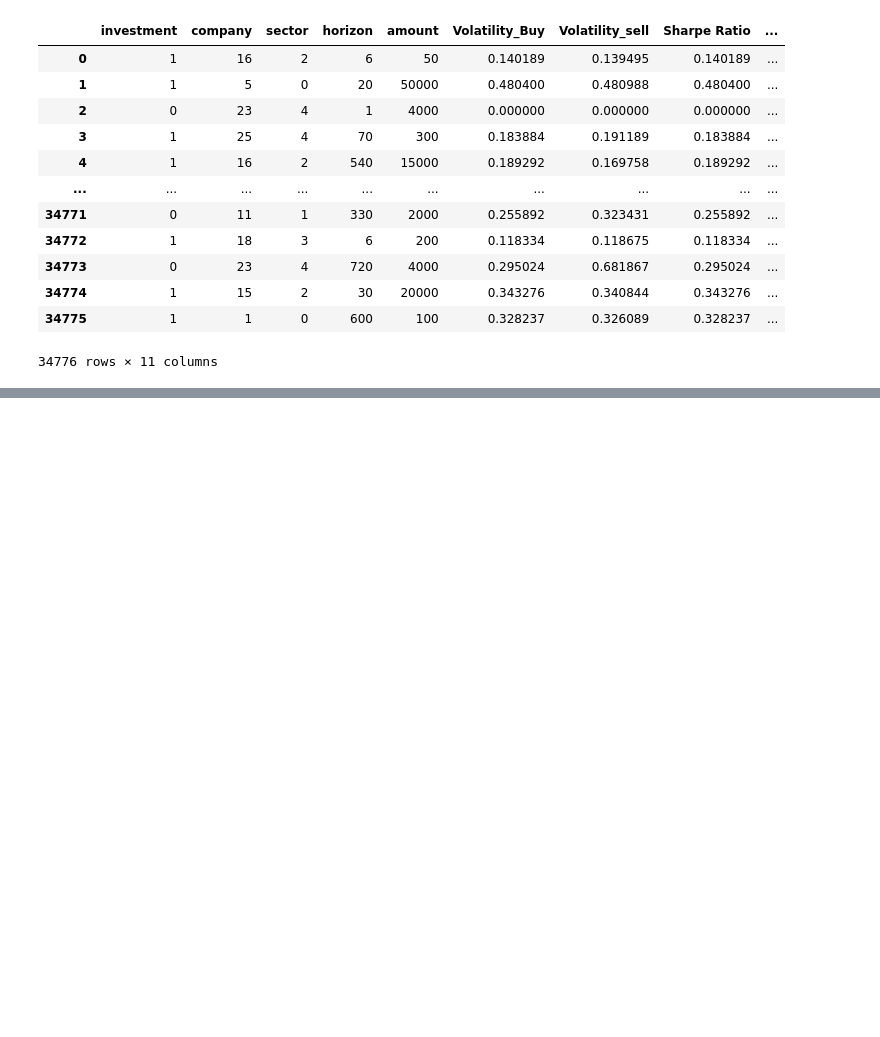
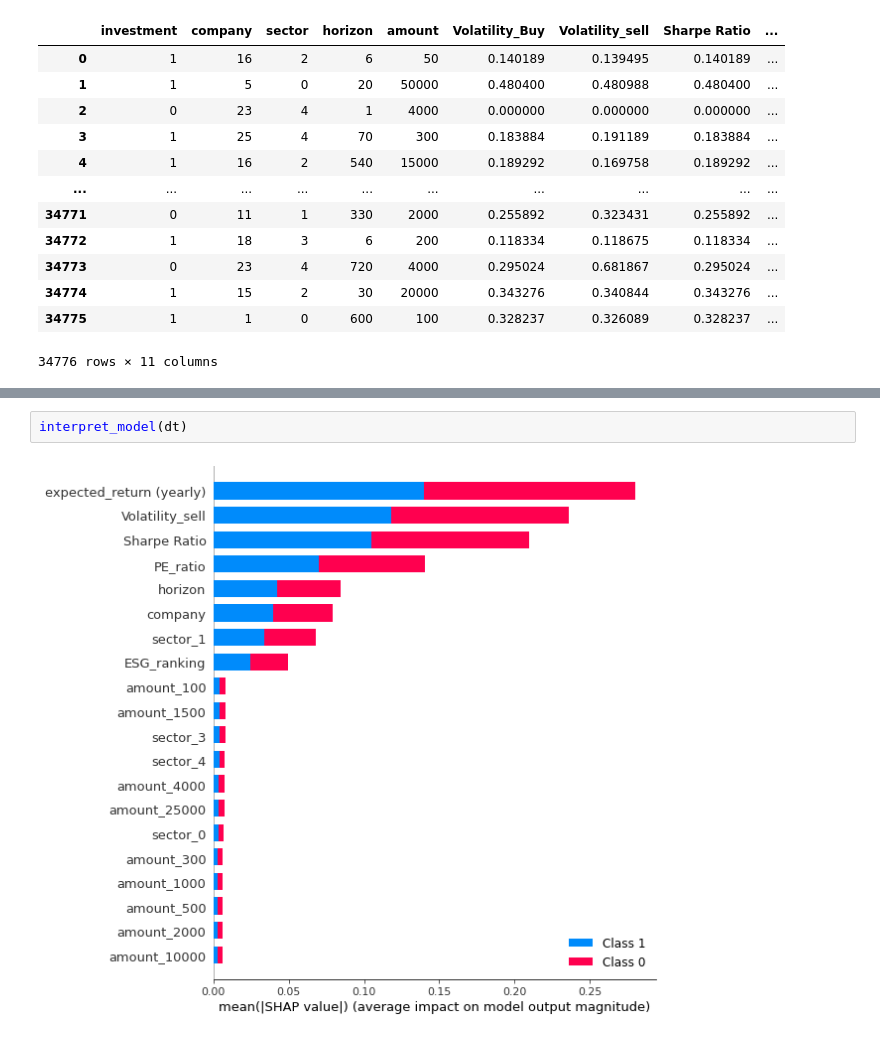
Before and after one commit to ImanolR87/AI-Learn-to-invest, a Jupyter notebook: Dataset_Transacciones.ipynb, the cells around one changed output, grey strips where cells are left out. Cells and saved outputs as stored; diff of their text form; blank space fills up the shorter version.

```diff
--- a/Dataset_Transacciones.ipynb
+++ b/Dataset_Transacciones.ipynb
@@ -1150,0 +1182,4 @@ TerminatedWorkerError: A worker process managed by the executor was unexpectedly
+# %%
+interpret_model(dt)
+# %% [output]
+[figure, added]
```
Also changed, not shown: parts of 18 cells of this notebook, 5 other files.
